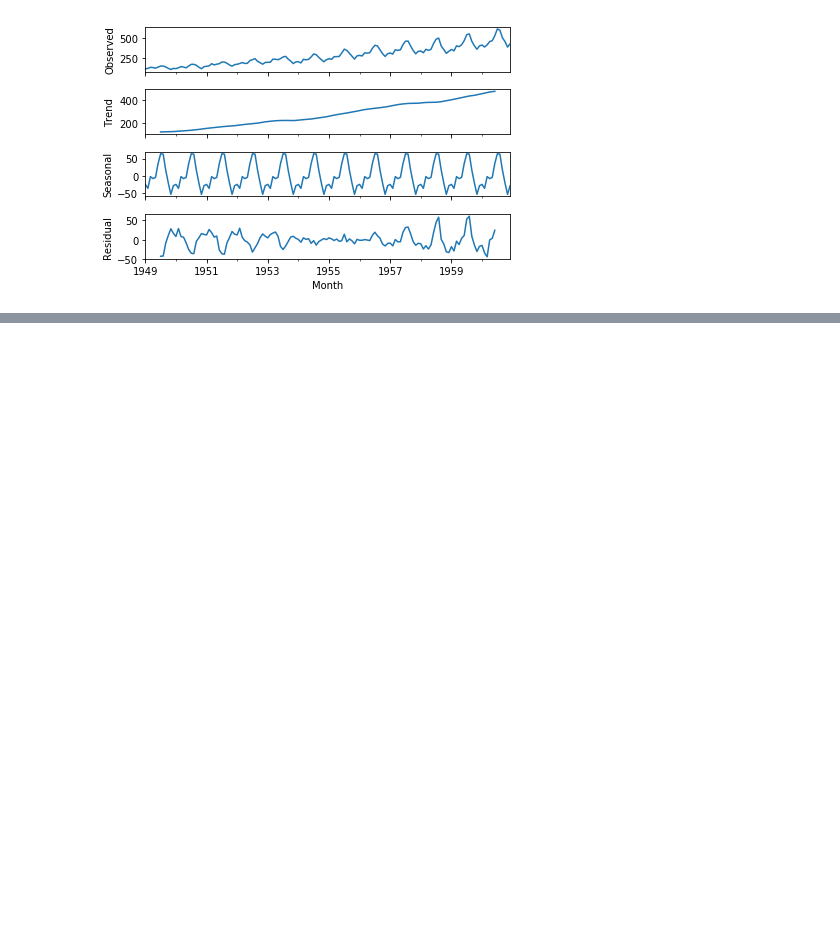
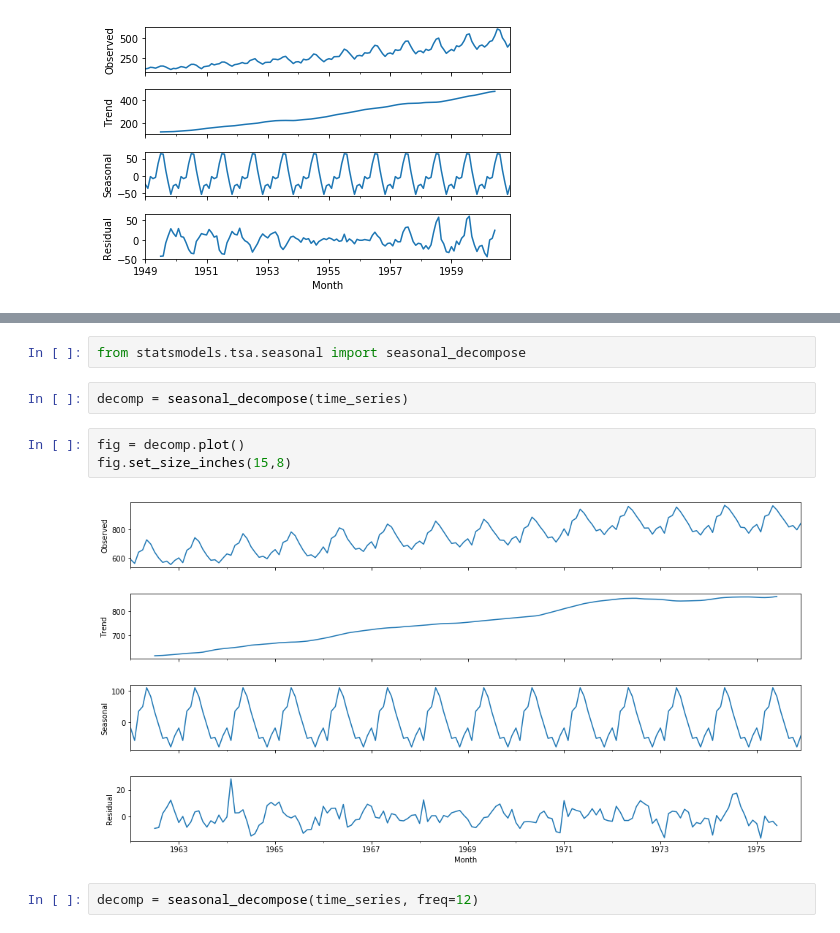
Before and after one commit to inantubek/Udemy, a Jupyter notebook: Python-for-Finance/My_Notes/7-Time_Series_Analysis.ipynb, the cells around one changed output, grey strips where cells are left out. Drawn from its saved outputs; the diff is of its cells as text; blank space fills up the shorter version.

```diff
--- a/Python-for-Finance/My_Notes/7-Time_Series_Analysis.ipynb
+++ b/Python-for-Finance/My_Notes/7-Time_Series_Analysis.ipynb
@@ -325,0 +410,11 @@ fig = result.plot()
+# %%
+from statsmodels.tsa.seasonal import seasonal_decompose
+# %%
+decomp = seasonal_decompose(time_series)
+# %%
+fig = decomp.plot()
+fig.set_size_inches(15,8)
+# %% [output]
+[figure, added]
+# %%
+decomp = seasonal_decompose(time_series, freq=12)
```
Also changed, not shown: parts of 69 cells of this notebook.
